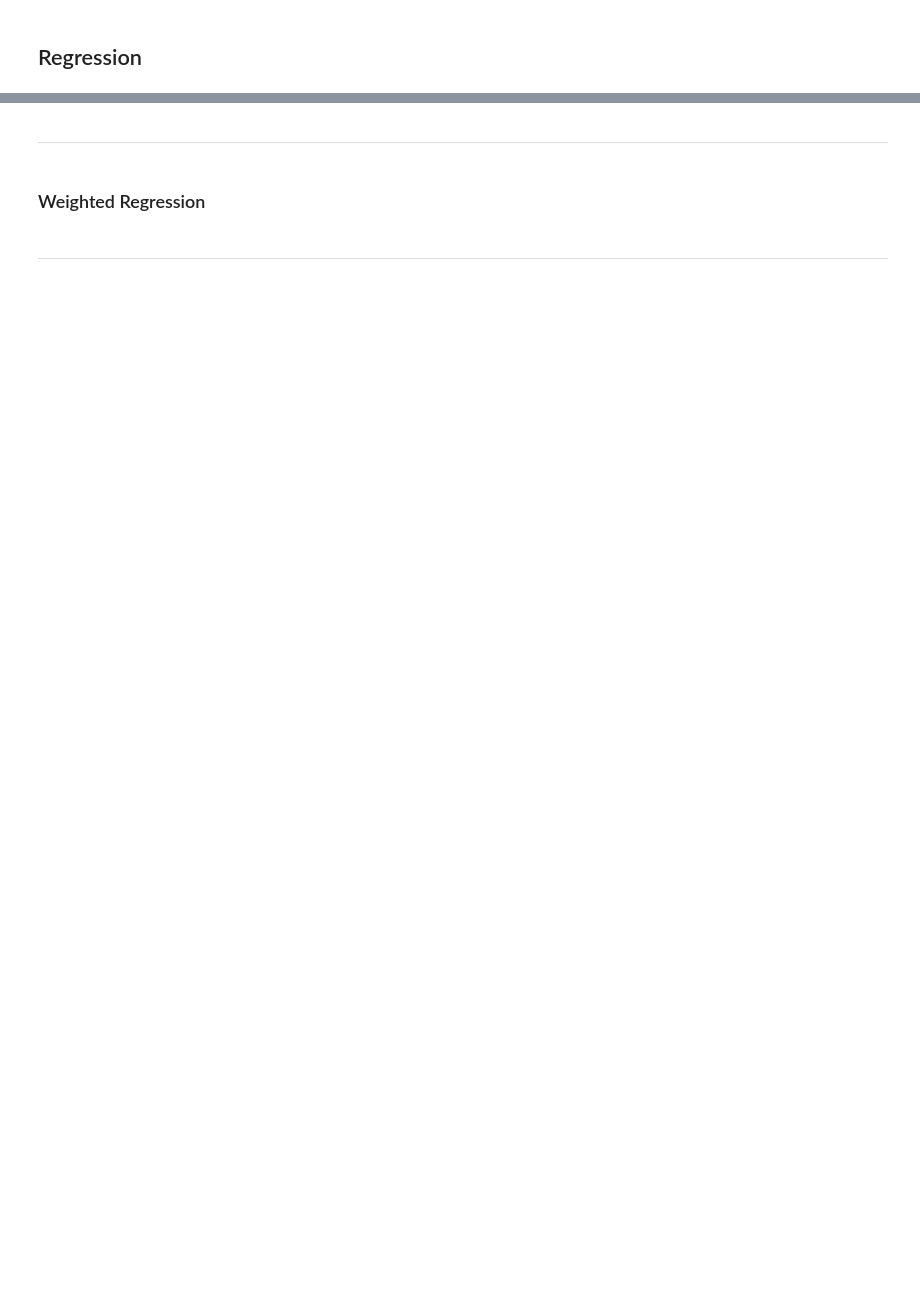
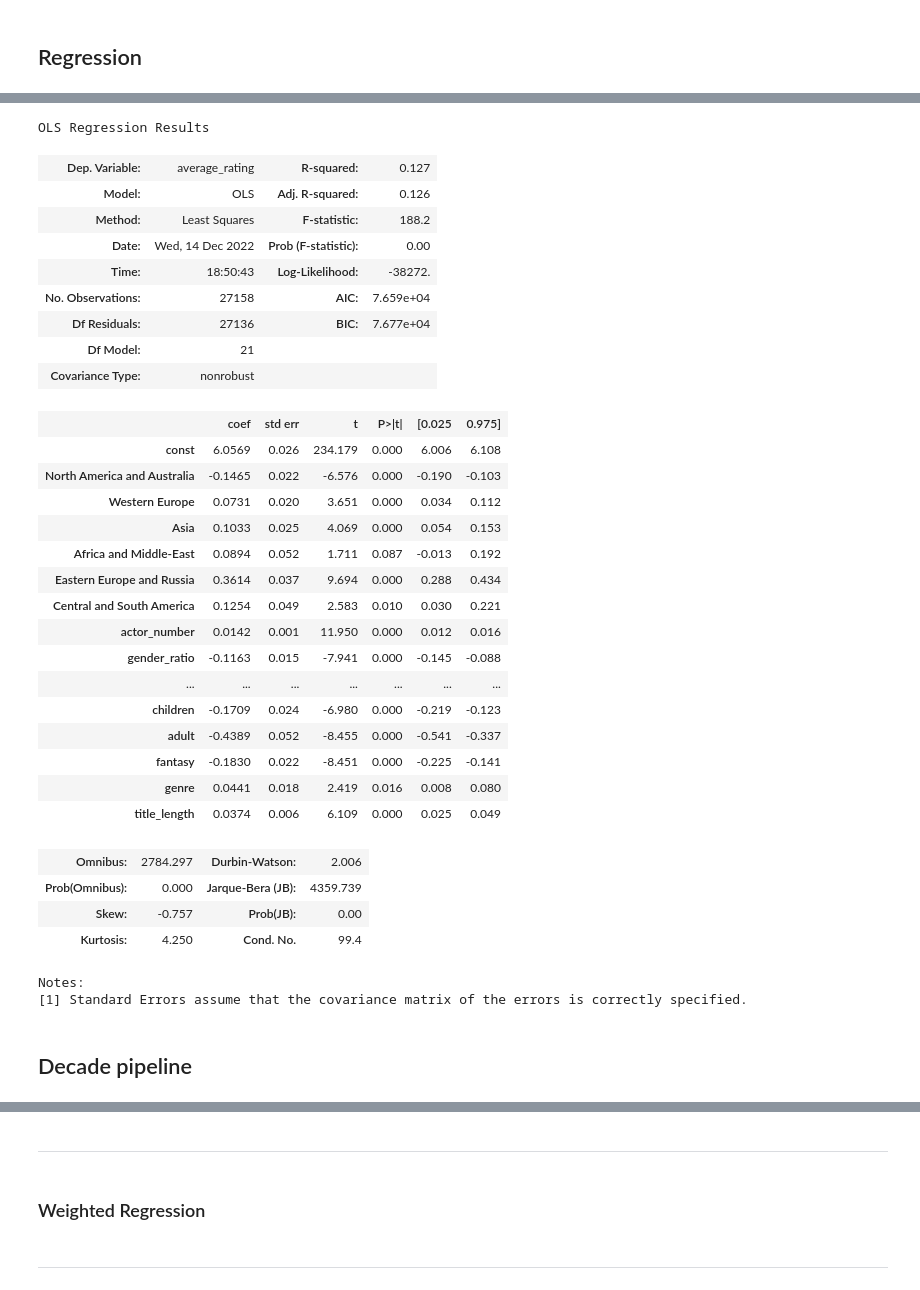
Before and after one commit to epfl-ada/ada-2022-project-zozoz, a Jupyter notebook: src/features_engineering/features_engineering.ipynb, the cells around one changed output, grey strips where cells are left out. Drawn from its saved outputs; the diff is of its cells as text; code cells hidden in the pictures; blank space fills up the shorter version.

Commit message:
add decade pipeline

```diff
--- a/src/features_engineering/features_engineering.ipynb
+++ b/src/features_engineering/features_engineering.ipynb
@@ -768,8 +757,0 @@ def select_next_feature(regression_df: pd.DataFrame, target: pd.Series,
-# %%
-parameters = {"drop": ["revenue","has_common_character_name","character_number",
-                       "runtime","has_common_language","language_number","name"],
-              "nan_filtering":["all"],
-              "decades":[2000],
-              "log":["num_votes","actor_number"],
-              "standardize":["title_length","log_num_votes"]}
-a = process_dataframe(movie_regression_df,parameters)
@@ -785,0 +797,23 @@ select_next_feature(a.drop(["average_rating"],axis=1),a.average_rating,
+# %%
+def format_regression_df(dataframe: pd.DataFrame, decades: list):
+    """
+    """
+    parameters = {"drop": ["name","revenue","has_common_character_name","character_number"],
+              "nan_filtering":["all"],
+              "decades":decades,
+              "log":[],
+              "standardize":["title_length"]}
+    processed_df = process_dataframe(dataframe,parameters)
+    # Extract target and associated features.
+    target, num_votes= processed_df["average_rating"], processed_df["num_votes"]
+    binary_target = target.copy()
+    binary_target[binary_target<8] = 0
+    binary_target[binary_target>=8] = 1
+    # Remove Unecessary Columns.
+    processed_df = processed_df.drop(["release_date","num_votes",
+                                "runtime","has_common_language","language_number",
+                                "decade","average_rating"],axis=1)
+    processed_df, vif_df = filter_multicolinearity(processed_df)
+    return processed_df, target, binary_target, num_votes
+# %%
+processed_df, target, binary_target, num_votes = format_regression_df(movie_regression_df,[])
@@ -785,0 +822,39 @@ select_next_feature(a.drop(["average_rating"],axis=1),a.average_rating,
+# %%
+model = sm.OLS(target, sm.add_constant(processed_df)).fit()
+# %%
+model.summary()
+# %% [output]
+OLS Regression Results
+| Dep. Variable: | average_rating | R-squared: | 0.127 |
+| Model: | OLS | Adj. R-squared: | 0.126 |
+| Method: | Least Squares | F-statistic: | 188.2 |
+| Date: | Wed, 14 Dec 2022 | Prob (F-statistic): | 0.00 |
+| Time: | 18:50:43 | Log-Likelihood: | -38272. |
+| No. Observations: | 27158 | AIC: | 7.659e+04 |
+| Df Residuals: | 27136 | BIC: | 7.677e+04 |
+| Df Model: | 21 |  |  |
+| Covariance Type: | nonrobust |  |  |
+|  | coef | std err | t | P>|t| | [0.025 | 0.975] |
+| const | 6.0569 | 0.026 | 234.179 | 0.000 | 6.006 | 6.108 |
+| North America and Australia | -0.1465 | 0.022 | -6.576 | 0.000 | -0.190 | -0.103 |
+| Western Europe | 0.0731 | 0.020 | 3.651 | 0.000 | 0.034 | 0.112 |
+| Asia | 0.1033 | 0.025 | 4.069 | 0.000 | 0.054 | 0.153 |
+| Africa and Middle-East | 0.0894 | 0.052 | 1.711 | 0.087 | -0.013 | 0.192 |
+| Eastern Europe and Russia | 0.3614 | 0.037 | 9.694 | 0.000 | 0.288 | 0.434 |
+| Central and South America | 0.1254 | 0.049 | 2.583 | 0.010 | 0.030 | 0.221 |
+| actor_number | 0.0142 | 0.001 | 11.950 | 0.000 | 0.012 | 0.016 |
+| gender_ratio | -0.1163 | 0.015 | -7.941 | 0.000 | -0.145 | -0.088 |
+| ... | ... | ... | ... | ... | ... | ... |
+| children | -0.1709 | 0.024 | -6.980 | 0.000 | -0.219 | -0.123 |
+| adult | -0.4389 | 0.052 | -8.455 | 0.000 | -0.541 | -0.337 |
+| fantasy | -0.1830 | 0.022 | -8.451 | 0.000 | -0.225 | -0.141 |
+| genre | 0.0441 | 0.018 | 2.419 | 0.016 | 0.008 | 0.080 |
+| title_length | 0.0374 | 0.006 | 6.109 | 0.000 | 0.025 | 0.049 |
+| Omnibus: | 2784.297 | Durbin-Watson: | 2.006 |
+| Prob(Omnibus): | 0.000 | Jarque-Bera (JB): | 4359.739 |
+| Skew: | -0.757 | Prob(JB): | 0.00 |
+| Kurtosis: | 4.250 | Cond. No. | 99.4 |
+Notes:
+[1] Standard Errors assume that the covariance matrix of the errors is correctly specified.
+# %% [markdown]
+## Decade pipeline
```
Also changed, not shown: parts of 29 cells of this notebook.
